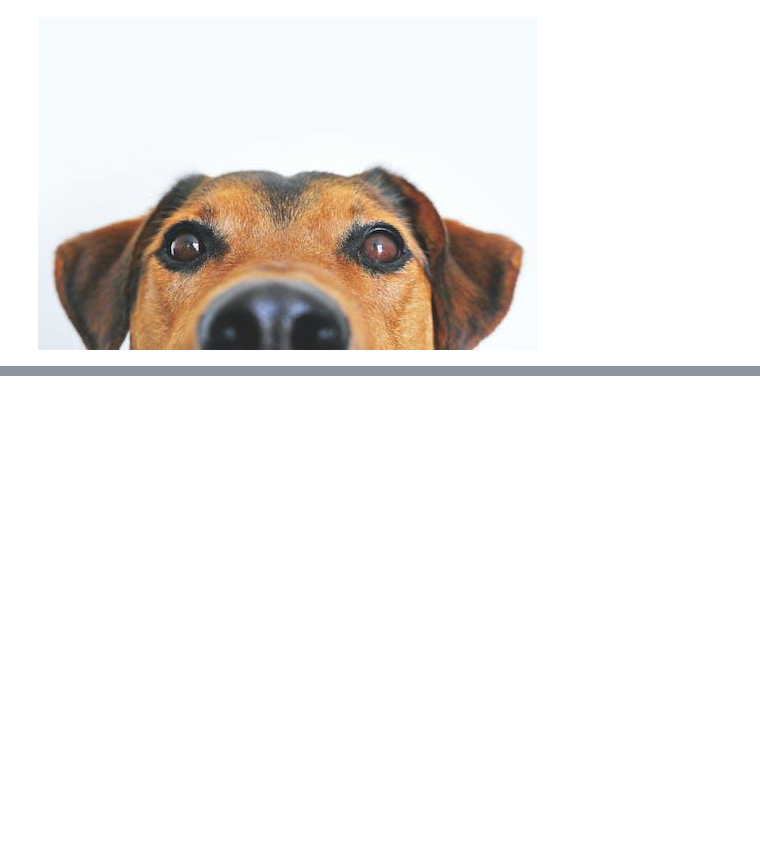
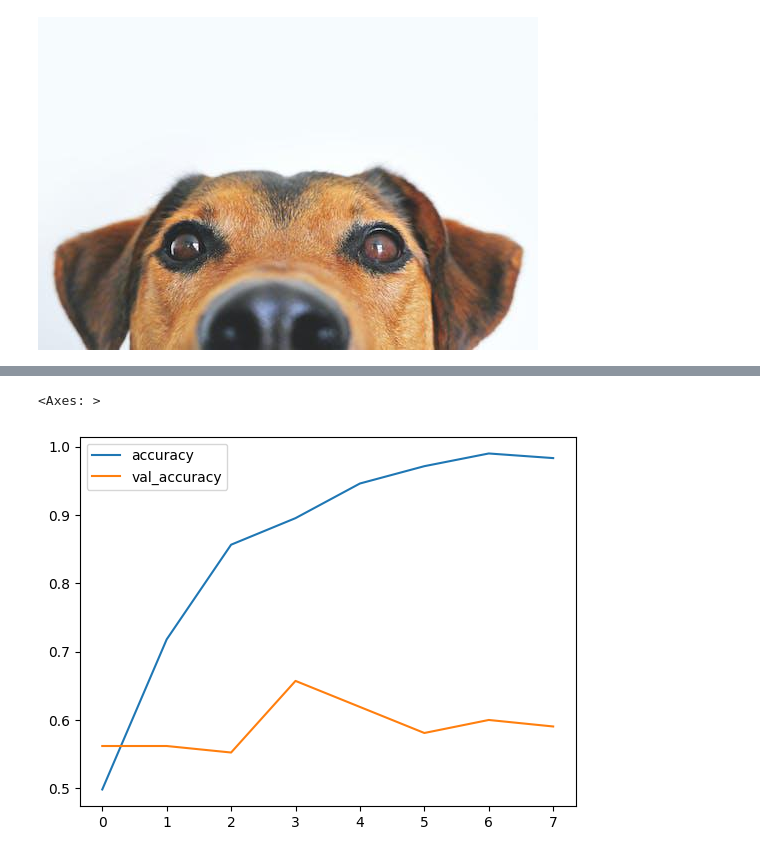
Before and after one commit to upflairs-pvt-ltd/1st_june_data_science, a Jupyter notebook: CNN/image_classification.ipynb, the cells around one changed output, grey strips where cells are left out. Cells and saved outputs as stored; diff of their text form; code cells hidden in the pictures; blank space fills up the shorter version.

```diff
--- a/CNN/image_classification.ipynb
+++ b/CNN/image_classification.ipynb
@@ -118,0 +159,2 @@ array([[[250, 240, 233],
+# %%
+x_train,x_test,y_train,y_test = train_test_split(x,y,test_size=0.15)
@@ -118,0 +165,27 @@ array([[[250, 240, 233],
+# %%
+### CNN model define
+model = Sequential([
+    # Convolutional layers
+    layers.Conv2D(64, (3,3), activation='relu', input_shape=(224, 224, 3)),
+    layers.MaxPooling2D((2, 2)),
+    layers.Conv2D(32, (3,3), activation='relu'),
+    layers.MaxPooling2D((2, 2)),
+    layers.Conv2D(15, (3,3), activation='relu'),
+
+    #flattening layer
+    layers.Flatten(),
+
+    # Dense layers for classification
+    layers.Dense(24, activation='relu'),
+    layers.Dense(18, activation='relu'),
+    layers.Dense(16, activation='relu'),
+    layers.Dense(1, activation='sigmoid')
+])
+
+# Compile the model
+model.compile(optimizer='adam',
+              loss='binary_crossentropy',
+              metrics=['accuracy'])
+
+# Print model summary for a detailed overview
+model.summary()
@@ -118,0 +226,2 @@ array([[[250, 240, 233],
+# %%
+logs = model.fit(x_train,y_train,epochs=8,validation_data=(x_test,y_test))  # 32 52
@@ -118,0 +245,3 @@ array([[[250, 240, 233],
+# %%
+df = pd.DataFrame(logs.history)
+df
@@ -118,0 +258,5 @@ array([[[250, 240, 233],
+# %%
+df[['accuracy','val_accuracy']].plot()
+# %% [output]
+<Axes: >
+[figure, added]
```
Also changed, not shown: parts of 28 cells of this notebook.
